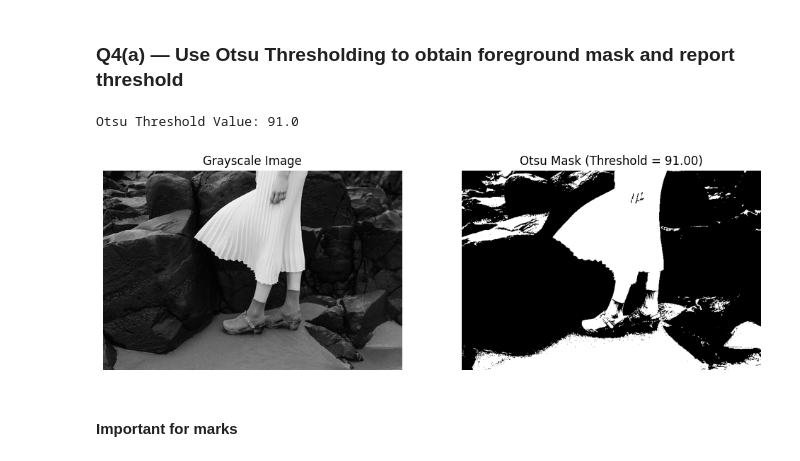
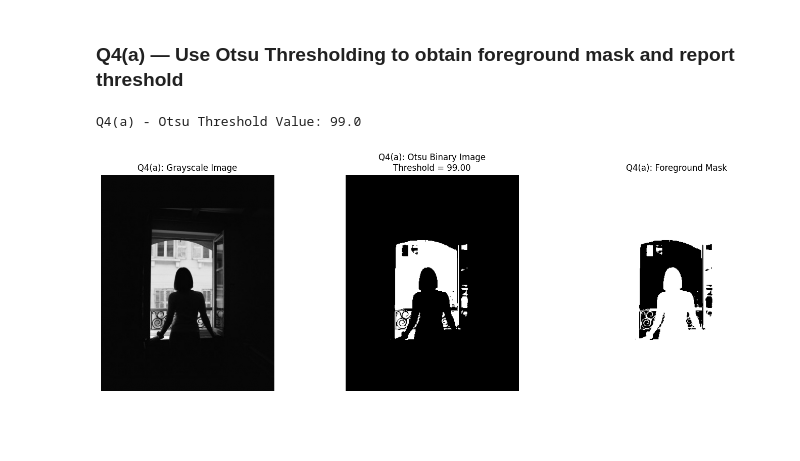
Before and after one commit to dineshabey/msc-ai-computer-vision-assignment-01, a Jupyter notebook: Q-04/Quection_04.ipynb, the cells around one changed output. Cells and saved outputs as stored; diff of their text form; code cells hidden in the pictures; blank space fills up the shorter version.

```diff
--- a/Q-04/Quection_04.ipynb
+++ b/Q-04/Quection_04.ipynb
@@ -3,34 +3,56 @@
 # %%
 import cv2 as cv
 import numpy as np
 import matplotlib.pyplot as plt
 
+# -------------------------------
+# Q4(a) and Q4(b)
+# Image: woman standing in front of an open door
+# -------------------------------
+
 # Load image
-img = cv.imread('highlights_and_shadows.jpg')
+img = cv.imread('women_standing_front_open.jpg')
+
+if img is None:
+    raise FileNotFoundError("Image not found. Check the file path.")
+
+# Convert to grayscale
 img_gray = cv.cvtColor(img, cv.COLOR_BGR2GRAY)
 
+# ===============================
+# Q4(a) - Otsu Thresholding
+# ===============================
+
 # Apply Otsu thresholding
-ret, otsu_mask = cv.threshold(
-    img_gray, 0, 255,
-    cv.THRESH_BINARY + cv.THRESH_OTSU
+threshold_value, binary_img = cv.threshold(
+    img_gray, 0, 255, cv.THRESH_BINARY + cv.THRESH_OTSU
 )
 
-print("Otsu Threshold Value:", ret)
+print("Q4(a) - Otsu Threshold Value:", threshold_value)
 
-# Display results
-plt.figure(figsize=(12,5))
+# Invert because foreground (woman + room) is dark
+foreground_mask = cv.bitwise_not(binary_img)
 
-plt.subplot(1,2,1)
+# Display Q4(a) results
+plt.figure(figsize=(15, 5))
+
+plt.subplot(1, 3, 1)
 plt.imshow(img_gray, cmap='gray')
-plt.title('Grayscale Image')
+plt.title('Q4(a): Grayscale Image')
 plt.axis('off')
 
-plt.subplot(1,2,2)
-plt.imshow(otsu_mask, cmap='gray')
-plt.title(f'Otsu Mask (Threshold = {ret:.2f})')
+plt.subplot(1, 3, 2)
+plt.imshow(binary_img, cmap='gray')
+plt.title(f'Q4(a): Otsu Binary Image\nThreshold = {threshold_value:.2f}')
 plt.axis('off')
 
+plt.subplot(1, 3, 3)
+plt.imshow(foreground_mask, cmap='gray')
+plt.title('Q4(a): Foreground Mask')
+plt.axis('off')
+
+plt.tight_layout()
 plt.show()
 # %% [output]
-Otsu Threshold Value: 91.0
+Q4(a) - Otsu Threshold Value: 99.0
-[figure, old version]
+[figure, new version]
@@ -39,2 +58,0 @@ foreground_mask = cv.bitwise_not(otsu_mask)
-# %% [markdown]
-#### Important for marks
```
Also changed, not shown: parts of 16 cells of this notebook, 2 other files.
